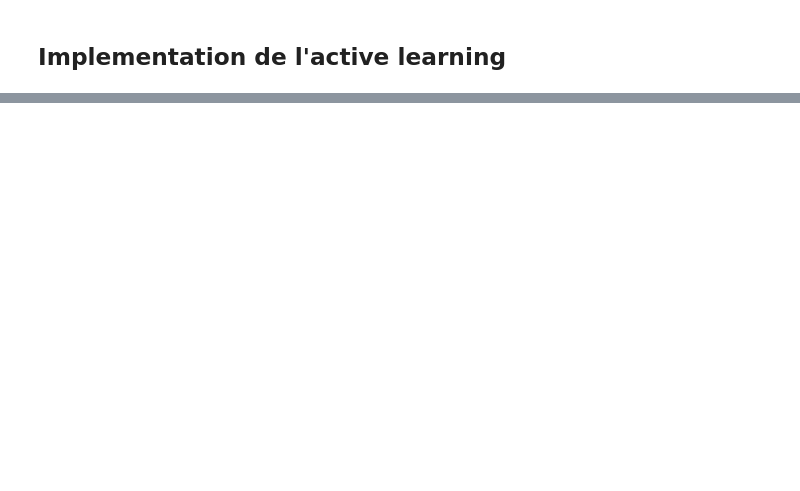
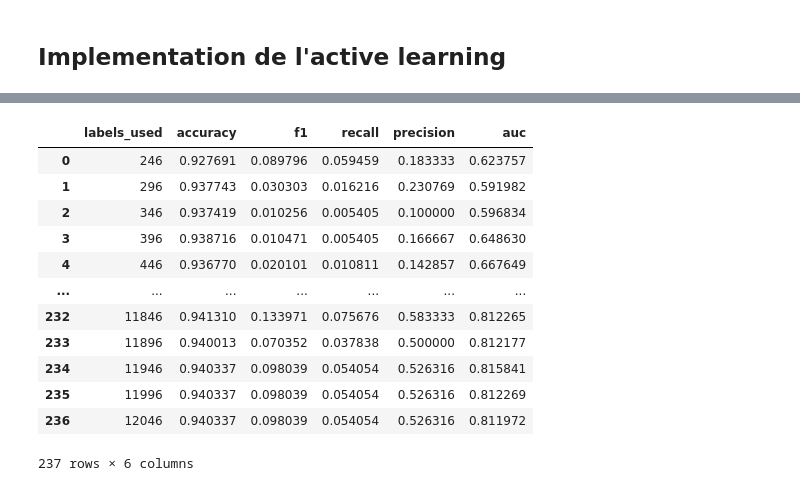
Before and after one commit to LarrySANDJO/PROJET_STATAPP, a Jupyter notebook: Notebooks/AL-P.ipynb, the cells around one changed output, grey strips where cells are left out. Saved outputs shown, nothing was run; the diff lists cells and outputs as text; code cells hidden in the pictures; blank space fills up the shorter version.

```diff
--- a/Notebooks/AL-P.ipynb
+++ b/Notebooks/AL-P.ipynb
@@ -332,0 +252,64 @@ Iteration: 11 | Nouveaux labels: 37 | Total labels: 8926 | Youden threshold: 0.0
+# %%
+# Tracking des résultats
+results = []
+#________________________________ Boucle d'active learning________________________________#
+
+while len(X_init) < 12089 and len(X_pool) > 0:
+
+    # ---- SMOTE sur le init ----
+    X_init_cvae, y_init_cvae = balance_dataset_with_cvae(X_init, y_init)
+
+    # ---- Entraînement ----
+    model.fit(X_init_cvae, y_init_cvae)
+
+    # ---- Évaluation sur le test set ----
+    y_test_pred = model.predict(X_test)
+    y_test_proba = model.predict_proba(X_test)[:, 1]
+
+    results.append({
+        "labels_used": len(X_init),
+        "accuracy": accuracy_score(y_test, y_test_pred),
+        "f1": f1_score(y_test, y_test_pred),
+        "recall": recall_score(y_test, y_test_pred),
+        "precision": precision_score(y_test, y_test_pred),
+        "auc": roc_auc_score(y_test, y_test_proba)
+    })
+
+    # ---- Prédiction sur le pool ----
+    y_pool_proba = model.predict_proba(X_pool)[:, 1]
+
+    # ---- Calcul du seuil de Youden sur le init ----
+    y_init_proba = model.predict_proba(X_init)[:, 1]
+    fpr, tpr, thresholds = roc_curve(y_init, y_init_proba)
+    youden = tpr - fpr
+    best_idx = np.argmax(youden)
+    youden_threshold = thresholds[best_idx]
+
+    # ---- Sélection des 50 observations les plus proches du seuil ----
+    dist_to_threshold = np.abs(y_pool_proba - youden_threshold)
+    n_select = min(50, len(X_pool))  # sécurité si pool < 50
+    query_idx = np.argsort(dist_to_threshold)[:n_select]
+
+    # ---- Ajout des points au init ----
+    X_new = X_pool.iloc[query_idx]
+    y_new = y_pool.iloc[query_idx]
+    X_init = pd.concat([X_init, X_new])
+    y_init = pd.concat([y_init, y_new])
+
+    # ---- Suppression des points du pool ----
+    X_pool = X_pool.drop(X_pool.index[query_idx])
+    y_pool = y_pool.drop(y_pool.index[query_idx])
+
+    print(
+        f"Iteration: {len(results)} | "
+        f"Nouveaux labels: {n_select} | "
+        f"Total labels: {len(X_init)} | "
+        f"Youden threshold: {youden_threshold:.3f}"
+    )
+
+# -----------------------
+# Résultats finaux
+# -----------------------
+results_df = pd.DataFrame(results)
+results_df
+# %% [output]
@@ -333,3 +333,16 @@ Iteration: 11 | Nouveaux labels: 37 | Total labels: 8926 | Youden threshold: 0.0
+|  | labels_used | accuracy | f1 | recall | precision | auc |
+| 0 | 246 | 0.927691 | 0.089796 | 0.059459 | 0.183333 | 0.623757 |
+| 1 | 296 | 0.937743 | 0.030303 | 0.016216 | 0.230769 | 0.591982 |
+| 2 | 346 | 0.937419 | 0.010256 | 0.005405 | 0.100000 | 0.596834 |
+| 3 | 396 | 0.938716 | 0.010471 | 0.005405 | 0.166667 | 0.648630 |
+| 4 | 446 | 0.936770 | 0.020101 | 0.010811 | 0.142857 | 0.667649 |
+| ... | ... | ... | ... | ... | ... | ... |
+| 232 | 11846 | 0.941310 | 0.133971 | 0.075676 | 0.583333 | 0.812265 |
+| 233 | 11896 | 0.940013 | 0.070352 | 0.037838 | 0.500000 | 0.812177 |
+| 234 | 11946 | 0.940337 | 0.098039 | 0.054054 | 0.526316 | 0.815841 |
+| 235 | 11996 | 0.940337 | 0.098039 | 0.054054 | 0.526316 | 0.812269 |
+| 236 | 12046 | 0.940337 | 0.098039 | 0.054054 | 0.526316 | 0.811972 |
+237 rows × 6 columns
 # %%
 import seaborn as sns
 import matplotlib.pyplot as plt
```
Also changed, not shown: parts of 16 cells of this notebook.
